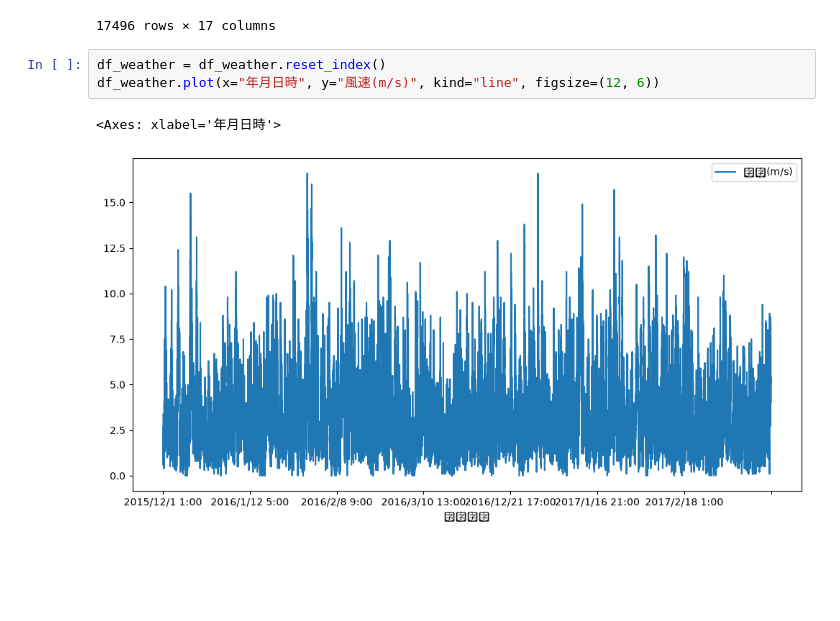
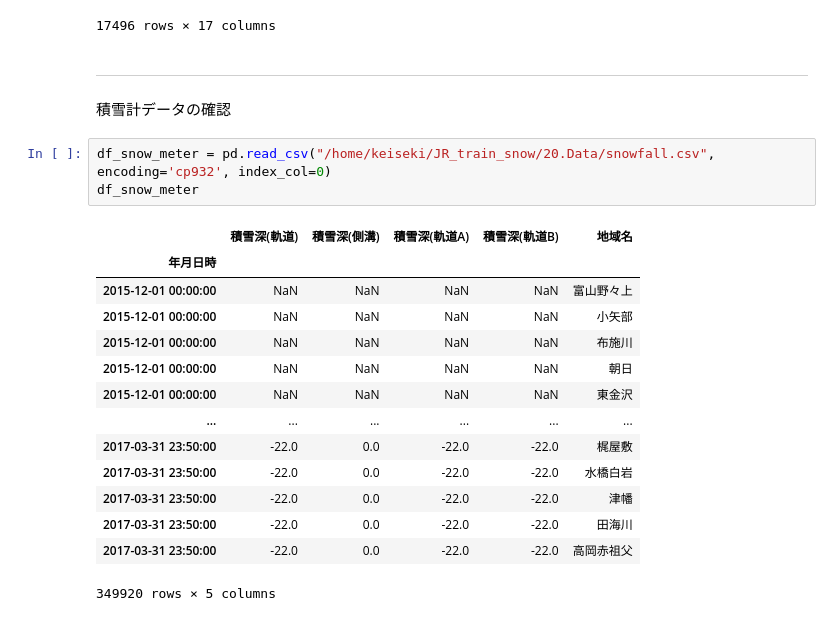
Before and after one commit to keiseki-eng/JR_train_snow, a Jupyter notebook: 10.Notebook/free_データの確認.ipynb, the cells around one changed output. Saved outputs shown, nothing was run; the diff lists cells and outputs as text; blank space fills up the shorter version.

```diff
--- a/10.Notebook/free_データの確認.ipynb
+++ b/10.Notebook/free_データの確認.ipynb
@@ -31,9 +31,24 @@ df_weather
 | 2017/3/31 23:00 | 金沢 | 7.4 | 0.0 | 0.0 | 0.0 | 0.0 | 5.1 | 東北東 | NaN | 1012.3 | ... |
 | 2017/4/1 0:00 | 金沢 | 7.2 | 0.0 | 0.0 | 0.0 | 0.0 | 5.1 | 東北東 | NaN | 1011.8 | ... |
 17496 rows × 17 columns
-# %%
-df_weather = df_weather.reset_index()
-df_weather.plot(x="年月日時", y="風速(m/s)", kind="line", figsize=(12, 6))
-# %% [output]
-<Axes: xlabel='年月日時'>
-[figure, removed]
+# %% [markdown]
+---
+積雪計データの確認
+# %%
+df_snow_meter = pd.read_csv("/home/keiseki/JR_train_snow/20.Data/snowfall.csv", encoding='cp932', index_col=0)
+df_snow_meter
+# %% [output]
+|  | 積雪深(軌道) | 積雪深(側溝) | 積雪深(軌道A) | 積雪深(軌道B) | 地域名 |
+| 年月日時 |  |  |  |  |  |
+| 2015-12-01 00:00:00 | NaN | NaN | NaN | NaN | 富山野々上 |
+| 2015-12-01 00:00:00 | NaN | NaN | NaN | NaN | 小矢部 |
+| 2015-12-01 00:00:00 | NaN | NaN | NaN | NaN | 布施川 |
+| 2015-12-01 00:00:00 | NaN | NaN | NaN | NaN | 朝日 |
+| 2015-12-01 00:00:00 | NaN | NaN | NaN | NaN | 東金沢 |
+| ... | ... | ... | ... | ... | ... |
+| 2017-03-31 23:50:00 | -22.0 | 0.0 | -22.0 | -22.0 | 梶屋敷 |
+| 2017-03-31 23:50:00 | -22.0 | 0.0 | -22.0 | -22.0 | 水橋白岩 |
+| 2017-03-31 23:50:00 | -22.0 | 0.0 | -22.0 | -22.0 | 津幡 |
+| 2017-03-31 23:50:00 | -22.0 | 0.0 | -22.0 | -22.0 | 田海川 |
+| 2017-03-31 23:50:00 | -22.0 | 0.0 | -22.0 | -22.0 | 高岡赤祖父 |
+349920 rows × 5 columns
```
Also changed, not shown: 6 other files.
